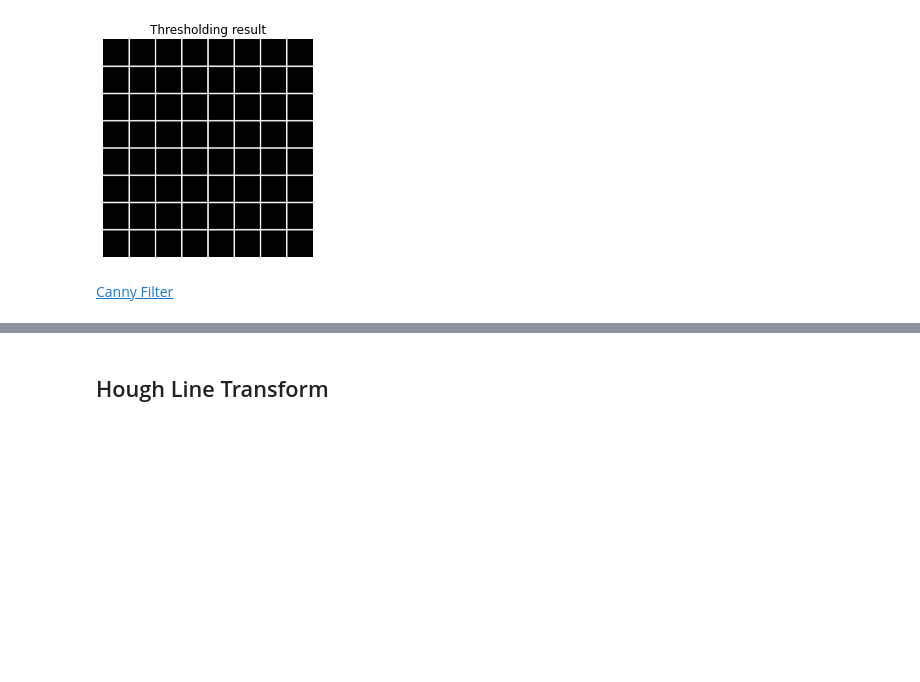
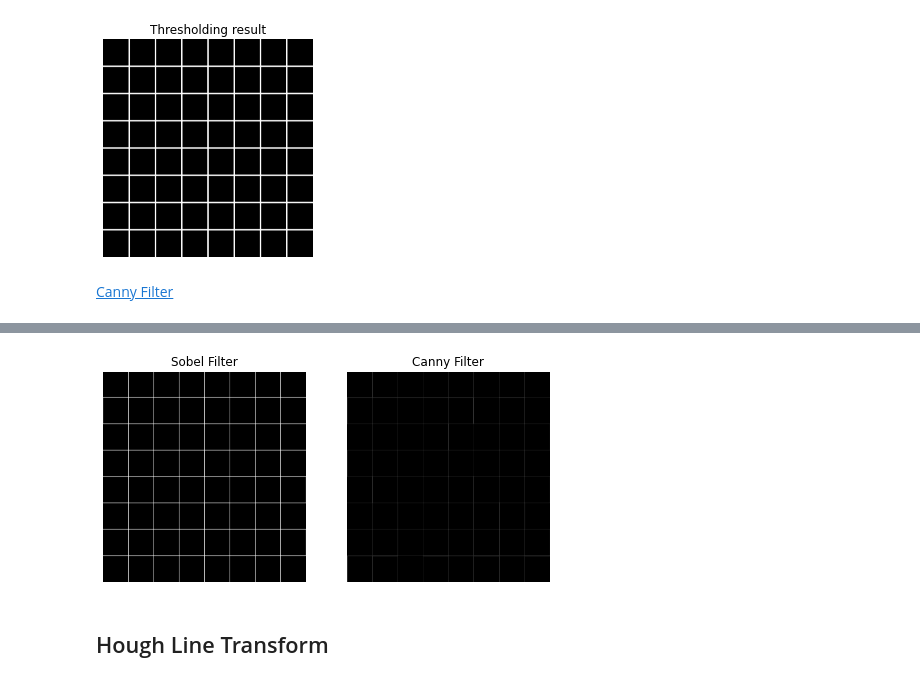
Before and after one commit to paulinho-16/MEIC-VC, a Jupyter notebook: Exercises/Part1/3_edge_detection.ipynb, the cells around one changed output, grey strips where cells are left out. Saved outputs shown, nothing was run; the diff lists cells and outputs as text; code cells hidden in the pictures; blank space fills up the shorter version.

```diff
--- a/Exercises/Part1/3_edge_detection.ipynb
+++ b/Exercises/Part1/3_edge_detection.ipynb
@@ -110,3 +112,37 @@ plt.show()
+# %%
+s = 7
+t = 100
+
+# Apply a Gaussian blur filter before using the Sobel filter
+imgBlur = cv2.GaussianBlur(img, (s,s), 0) # Try with sizes 3x3, 7x7, 11x11, 31x31
+
+# Using a Sobel Filter
+imgWithSobelX = cv2.Sobel(imgBlur, cv2.CV_64F, 1, 0, ksize=5) # Also try with a kernel size of 1, 3, 7
+imgWithSobelY = cv2.Sobel(imgBlur, cv2.CV_64F, 0, 1, ksize=5) # Also try with a kernel size of 1, 3, 7
+
+abs_sobel_x = cv2.convertScaleAbs(imgWithSobelX)
+abs_sobel_y = cv2.convertScaleAbs(imgWithSobelY)
+
+grad = cv2.addWeighted(abs_sobel_x, 0.5, abs_sobel_y, 0.5, 0)
+
+_, sobelFilter = cv2.threshold(grad, t, 255, cv2.THRESH_BINARY)
+
+# Using a Canny Filter
+cannyFilter = cv2.Canny(img, t, t, apertureSize=s)
+
+fig, ax = plt.subplots(1,2,figsize=(8,6))
+
+ax[0].imshow(sobelFilter, cmap='gray', vmin=0)
+ax[0].set_title('Sobel Filter')
+ax[0].axis('off')
+
+ax[1].imshow(cannyFilter, cmap = 'gray', vmin=0)
+ax[1].set_title('Canny Filter')
+ax[1].axis('off')
+
+plt.show()
+# %% [output]
+[figure, added]
 # %% [markdown]
 ## Hough Line Transform
 # %% [markdown]
```
Also changed, not shown: parts of 3 cells of this notebook.
